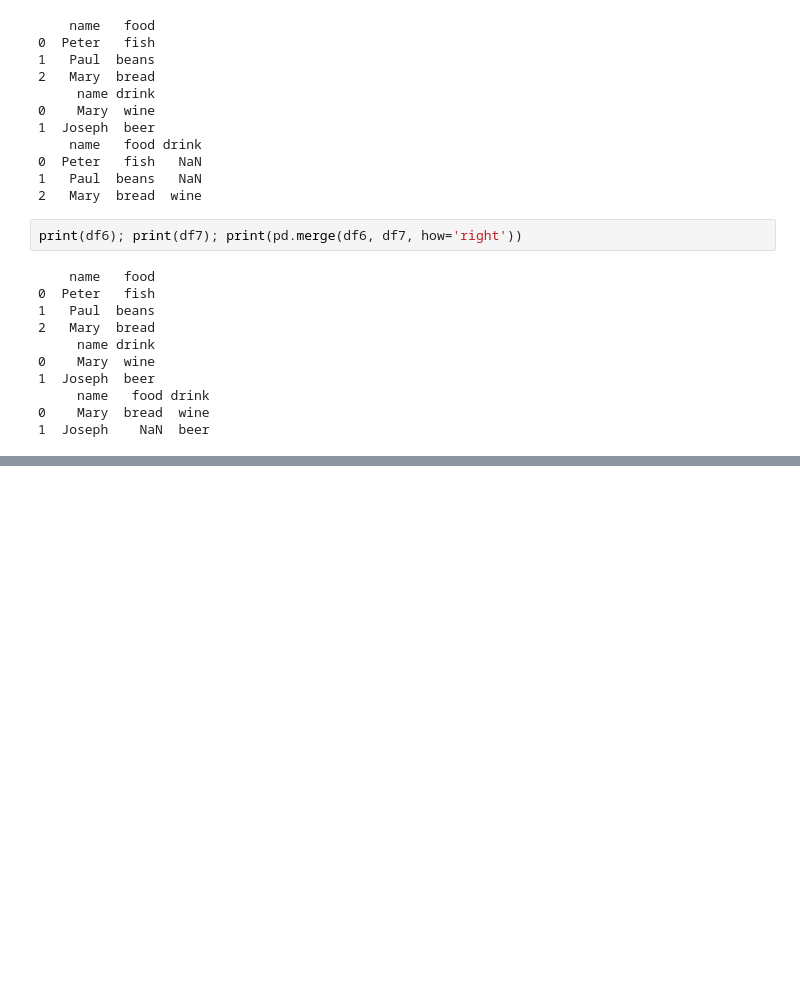
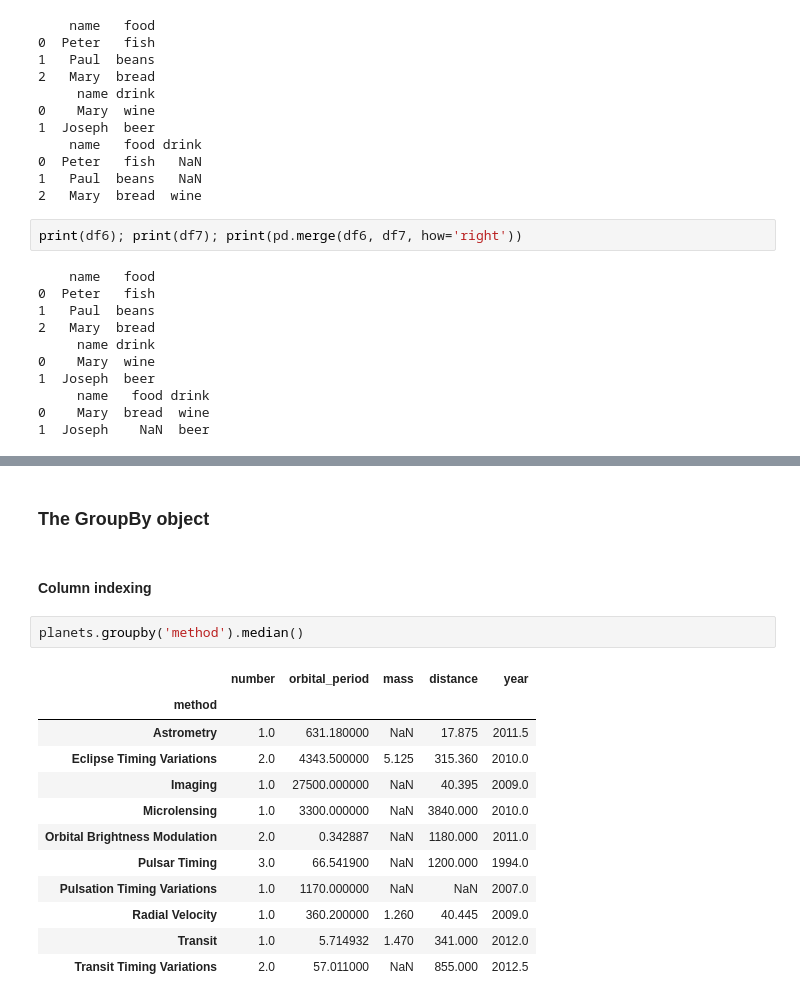
Before and after one commit to e2718281/python_datascience_handbook, a Jupyter notebook: pandas.ipynb, the cells around one changed output, grey strips where cells are left out. Cells and saved outputs as stored; diff of their text form; blank space fills up the shorter version.

```diff
--- a/pandas.ipynb
+++ b/pandas.ipynb
@@ -1372,0 +1507,19 @@ print(df6); print(df7); print(pd.merge(df6, df7, how='right'))
+# %% [markdown]
+### The GroupBy object
+# %% [markdown]
+#### Column indexing
+# %%
+planets.groupby('method').median()
+# %% [output]
+|  | number | orbital_period | mass | distance | year |
+| method |  |  |  |  |  |
+| Astrometry | 1.0 | 631.180000 | NaN | 17.875 | 2011.5 |
+| Eclipse Timing Variations | 2.0 | 4343.500000 | 5.125 | 315.360 | 2010.0 |
+| Imaging | 1.0 | 27500.000000 | NaN | 40.395 | 2009.0 |
+| Microlensing | 1.0 | 3300.000000 | NaN | 3840.000 | 2010.0 |
+| Orbital Brightness Modulation | 2.0 | 0.342887 | NaN | 1180.000 | 2011.0 |
+| Pulsar Timing | 3.0 | 66.541900 | NaN | 1200.000 | 1994.0 |
+| Pulsation Timing Variations | 1.0 | 1170.000000 | NaN | NaN | 2007.0 |
+| Radial Velocity | 1.0 | 360.200000 | 1.260 | 40.445 | 2009.0 |
+| Transit | 1.0 | 5.714932 | 1.470 | 341.000 | 2012.0 |
+| Transit Timing Variations | 2.0 | 57.011000 | NaN | 855.000 | 2012.5 |
```
Also changed, not shown: parts of 42 cells of this notebook.
